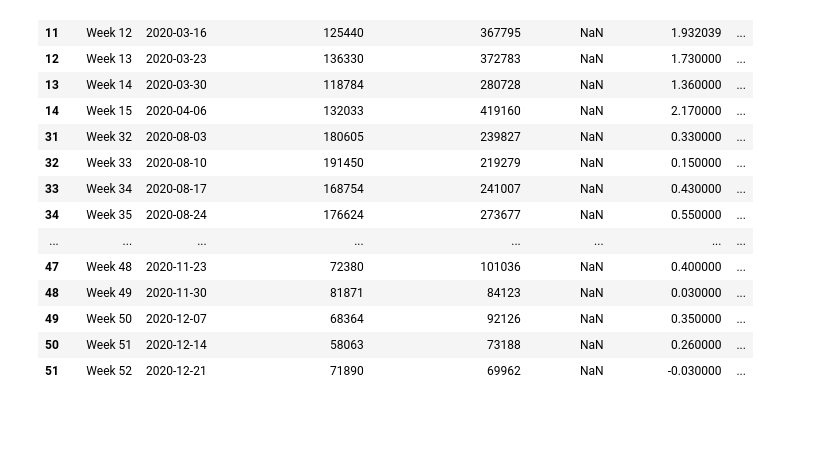
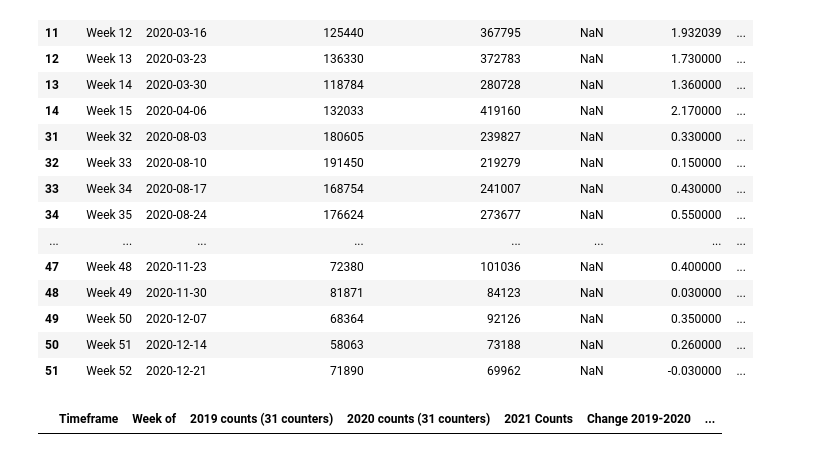
Before and after one commit to rajasreekalli/datascience-dojo, a Jupyter notebook: filtering.ipynb, the cells around one changed output. Drawn from its saved outputs; the diff is of its cells as text; code cells hidden in the pictures; blank space fills up the shorter version.

```diff
--- a/filtering.ipynb
+++ b/filtering.ipynb
@@ -60,3 +60,8 @@ combined
 | 49 | Week 50 | 2020-12-07 | 68364 | 92126 | NaN | 0.350000 | ... |
 | 50 | Week 51 | 2020-12-14 | 58063 | 73188 | NaN | 0.260000 | ... |
 | 51 | Week 52 | 2020-12-21 | 71890 | 69962 | NaN | -0.030000 | ... |
+# %%
+combined = df.loc[rail_filter & change, :]
+combined
+# %% [output]
+|  | Timeframe | Week of | 2019 counts (31 counters) | 2020 counts (31 counters) | 2021 Counts | Change 2019-2020 | ... |
```
Also changed, not shown: parts of 1 cell of this notebook.
